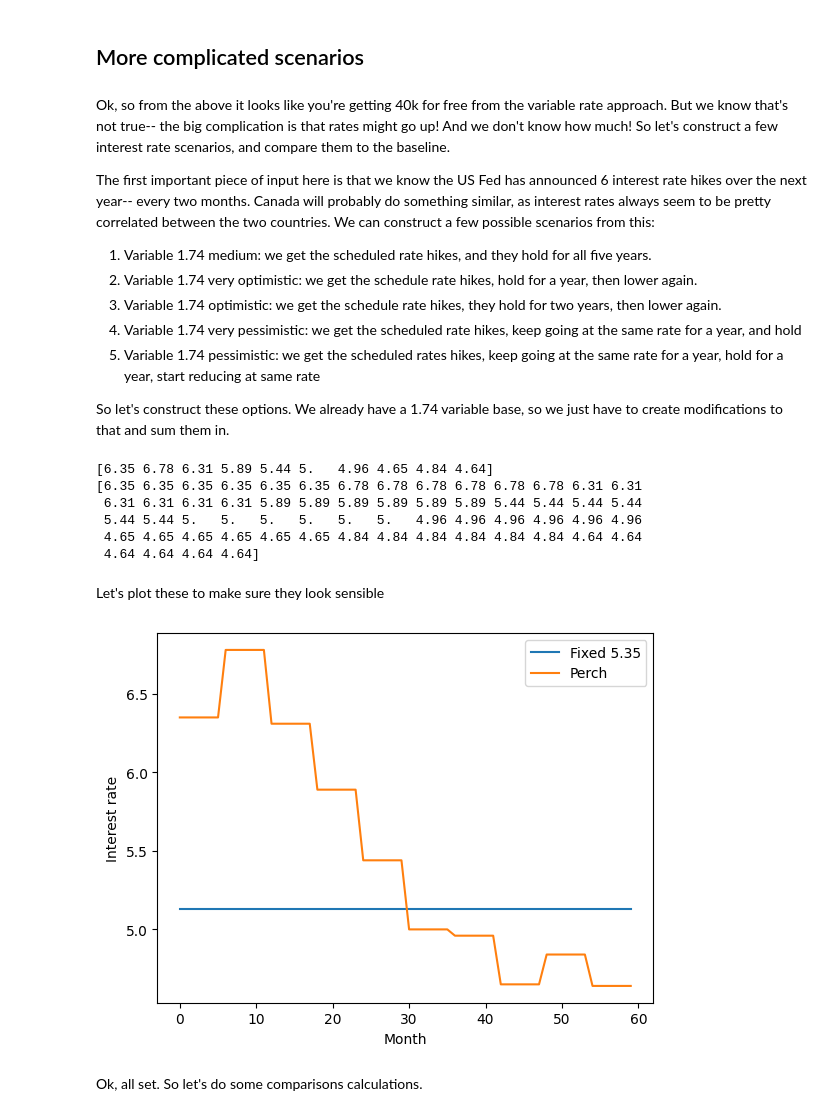
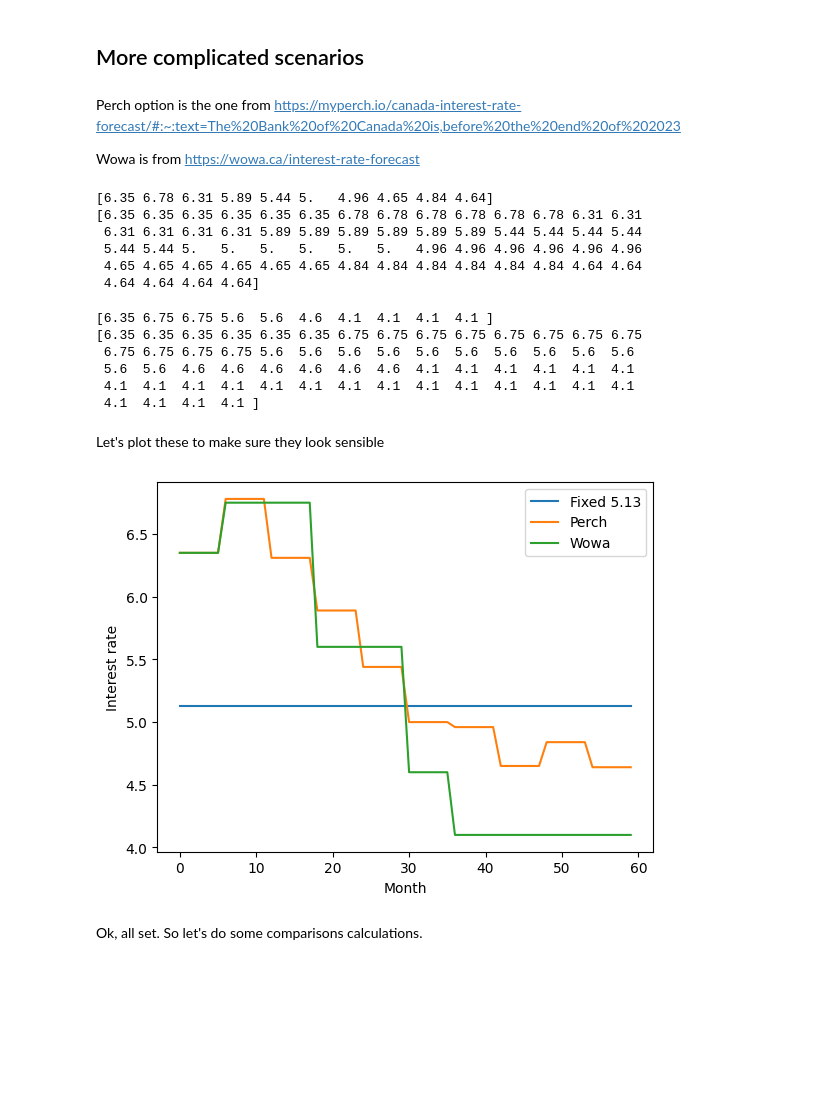
Before and after one commit to mswiatlo/mortgagecalc, a Jupyter notebook: compare_rates_july2023.ipynb, the cells around one changed output. Drawn from its saved outputs; the diff is of its cells as text; code cells hidden in the pictures; blank space fills up the shorter version.

```diff
--- a/compare_rates_july2023.ipynb
+++ b/compare_rates_july2023.ipynb
@@ -94,17 +86,9 @@ Out of the above choices, Fixed 5.13 with Extra has the best final balance, at 4
 # %% [markdown]
 ## More complicated scenarios
-# %% [markdown]
-Ok, so from the above it looks like you're getting 40k for free from the variable rate approach. But we know that's not true-- the big complication is that rates might go up! And we don't know how much! So let's construct a few interest rate scenarios, and compare them to the baseline.
-
-The first important piece of input here is that we know the US Fed has announced 6 interest rate hikes over the next year-- every two months. Canada will probably do something similar, as interest rates always seem to be pretty correlated between the two countries. We can construct a few possible scenarios from this:
-
-1) Variable 1.74 medium: we get the scheduled rate hikes, and they hold for all five years.
-2) Variable 1.74 very optimistic: we get the schedule rate hikes, hold for a year, then lower again.
-3) Variable 1.74 optimistic: we get the schedule rate hikes, they hold for two years, then lower again.
-4) Variable 1.74 very pessimistic: we get the scheduled rate hikes, keep going at the same rate for a year, and hold
-5) Variable 1.74 pessimistic: we get the scheduled rates hikes, keep going at the same rate for a year, hold for a year, start reducing at same rate
-
-So let's construct these options. We already have a 1.74 variable base, so we just have to create modifications to that and sum them in.
+# %% [markdown]
+Perch option is the one from https://myperch.io/canada-interest-rate-forecast/#:~:text=The%20Bank%20of%20Canada%20is,before%20the%20end%20of%202023
+
+Wowa is from https://wowa.ca/interest-rate-forecast
 # %%
 perch = [5.66, 6.09, 5.62, 5.2, 4.75, 4.31, 4.27, 3.96, 4.15, 3.95] + np.ones(10) * 0.69
 perch_rates = np.concatenate([ct.generate_flat(perch_rate, 6) for perch_rate in perch])
@@ -129,12 +113,24 @@ print(perch_rates)
  5.44 5.44 5.   5.   5.   5.   5.   5.   4.96 4.96 4.96 4.96 4.96 4.96
  4.65 4.65 4.65 4.65 4.65 4.65 4.84 4.84 4.84 4.84 4.84 4.84 4.64 4.64
  4.64 4.64 4.64 4.64]
+# %%
+wowa = [6.7, 7.1, 7.1, 5.95, 5.95, 4.95, 4.45, 4.45, 4.45, 4.45] - np.ones(10) * 0.35
+wowa_rates = np.concatenate([ct.generate_flat(wowa_rate, 6) for wowa_rate in wowa])
+print(wowa)
+print(wowa_rates)
+# %% [output]
+[6.35 6.75 6.75 5.6  5.6  4.6  4.1  4.1  4.1  4.1 ]
+[6.35 6.35 6.35 6.35 6.35 6.35 6.75 6.75 6.75 6.75 6.75 6.75 6.75 6.75
+ 6.75 6.75 6.75 6.75 5.6  5.6  5.6  5.6  5.6  5.6  5.6  5.6  5.6  5.6
+ 5.6  5.6  4.6  4.6  4.6  4.6  4.6  4.6  4.1  4.1  4.1  4.1  4.1  4.1
+ 4.1  4.1  4.1  4.1  4.1  4.1  4.1  4.1  4.1  4.1  4.1  4.1  4.1  4.1
+ 4.1  4.1  4.1  4.1 ]
 # %% [markdown]
 Let's plot these to make sure they look sensible
 # %%
-ct.plot_vs_time([fixed, perch_rates], ['Fixed 5.13', 'Perch'], ylabel='Interest rate')
+ct.plot_vs_time([fixed, perch_rates, wowa_rates], ['Fixed 5.13', 'Perch', 'Wowa'], ylabel='Interest rate')
 # %% [output]
-[figure, old version]
+[figure, new version]
 # %% [markdown]
 Ok, all set. So let's do some comparisons calculations.
 # %%
```
Also changed, not shown: parts of 10 cells of this notebook, 1 other file.
